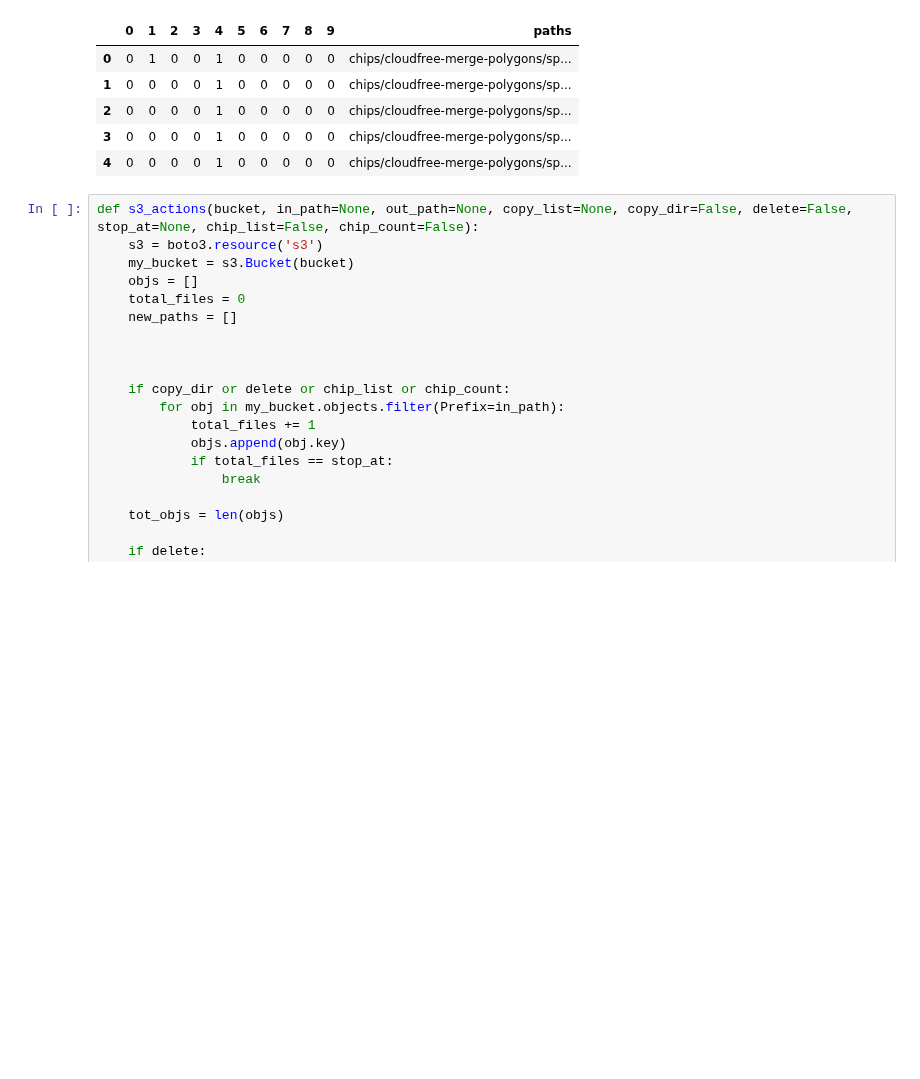
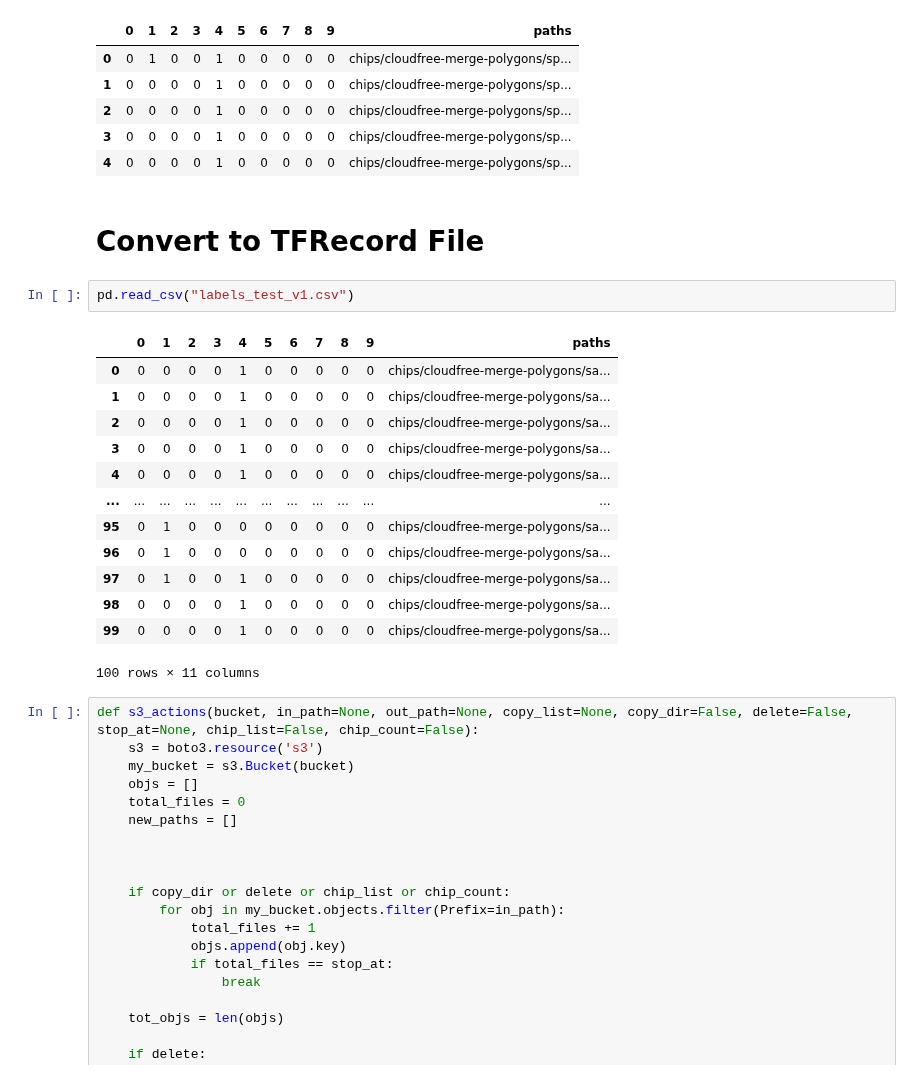
Before and after one commit to Project-Canopy/cb_feature_detection, a Jupyter notebook: data-prep/create_label_file_Zhenya.ipynb, the cells around one changed output. Saved outputs shown, nothing was run; the diff lists cells and outputs as text; blank space fills up the shorter version.

```diff
--- a/data-prep/create_label_file_Zhenya.ipynb
+++ b/data-prep/create_label_file_Zhenya.ipynb
@@ -380,6 +380,24 @@ ohe_df.head()
 | 2 | 0 | 0 | 0 | 0 | 1 | 0 | 0 | 0 | 0 | 0 | chips/cloudfree-merge-polygons/sp... |
 | 3 | 0 | 0 | 0 | 0 | 1 | 0 | 0 | 0 | 0 | 0 | chips/cloudfree-merge-polygons/sp... |
 | 4 | 0 | 0 | 0 | 0 | 1 | 0 | 0 | 0 | 0 | 0 | chips/cloudfree-merge-polygons/sp... |
+# %% [markdown]
+# Convert to TFRecord File
+# %%
+pd.read_csv("labels_test_v1.csv")
+# %% [output]
+|  | 0 | 1 | 2 | 3 | 4 | 5 | 6 | 7 | 8 | 9 | paths |
+| 0 | 0 | 0 | 0 | 0 | 1 | 0 | 0 | 0 | 0 | 0 | chips/cloudfree-merge-polygons/sa... |
+| 1 | 0 | 0 | 0 | 0 | 1 | 0 | 0 | 0 | 0 | 0 | chips/cloudfree-merge-polygons/sa... |
+| 2 | 0 | 0 | 0 | 0 | 1 | 0 | 0 | 0 | 0 | 0 | chips/cloudfree-merge-polygons/sa... |
+| 3 | 0 | 0 | 0 | 0 | 1 | 0 | 0 | 0 | 0 | 0 | chips/cloudfree-merge-polygons/sa... |
+| 4 | 0 | 0 | 0 | 0 | 1 | 0 | 0 | 0 | 0 | 0 | chips/cloudfree-merge-polygons/sa... |
+| ... | ... | ... | ... | ... | ... | ... | ... | ... | ... | ... | ... |
+| 95 | 0 | 1 | 0 | 0 | 0 | 0 | 0 | 0 | 0 | 0 | chips/cloudfree-merge-polygons/sa... |
+| 96 | 0 | 1 | 0 | 0 | 0 | 0 | 0 | 0 | 0 | 0 | chips/cloudfree-merge-polygons/sa... |
+| 97 | 0 | 1 | 0 | 0 | 1 | 0 | 0 | 0 | 0 | 0 | chips/cloudfree-merge-polygons/sa... |
+| 98 | 0 | 0 | 0 | 0 | 1 | 0 | 0 | 0 | 0 | 0 | chips/cloudfree-merge-polygons/sa... |
+| 99 | 0 | 0 | 0 | 0 | 1 | 0 | 0 | 0 | 0 | 0 | chips/cloudfree-merge-polygons/sa... |
+100 rows × 11 columns
 # %%
 def s3_actions(bucket, in_path=None, out_path=None, copy_list=None, copy_dir=False, delete=False, stop_at=None, chip_list=False, chip_count=False):
     s3 = boto3.resource('s3')
```
Also changed, not shown: 8 other files.
